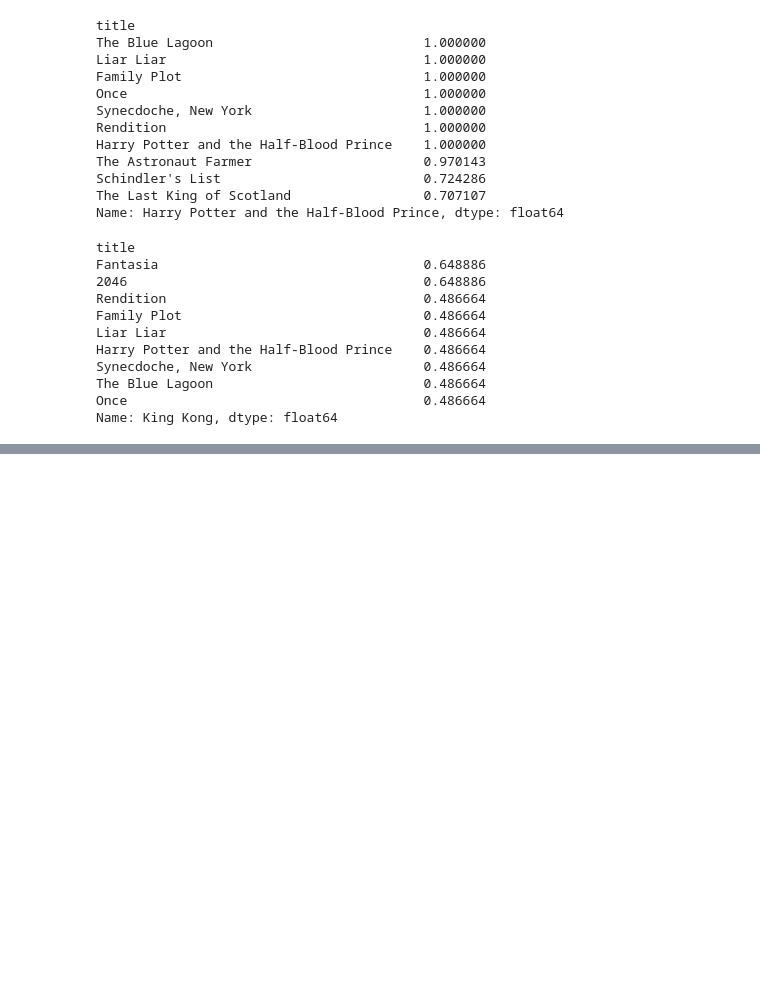
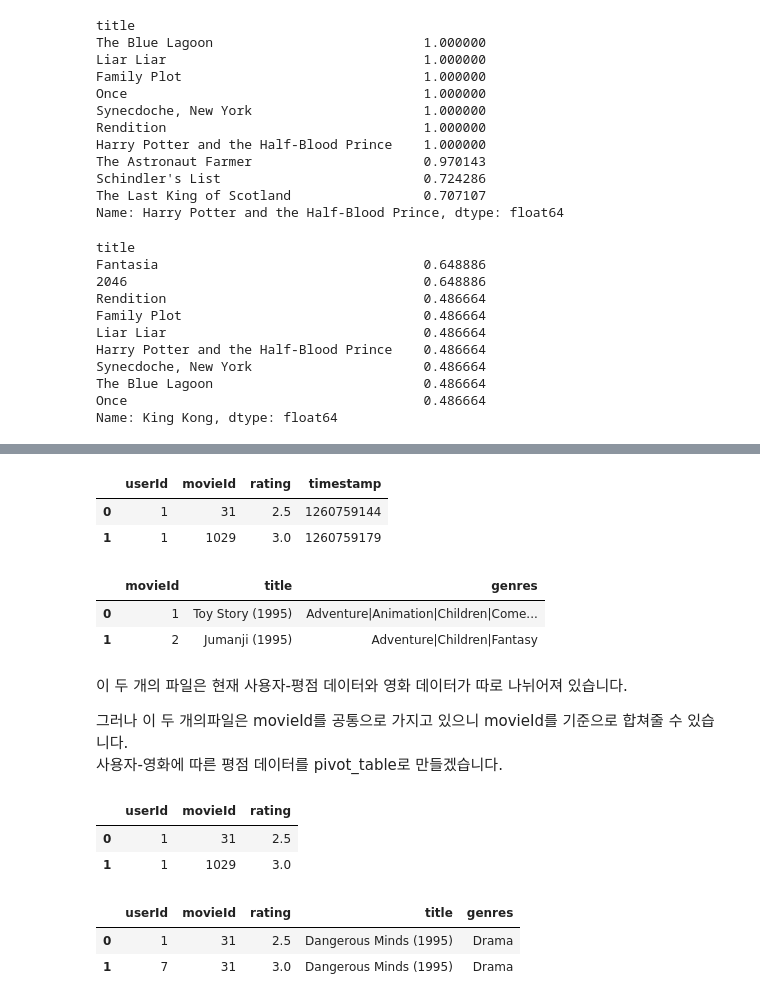
Before and after one commit to lsjsj92/machine_learning_basic, a Jupyter notebook: 026.recommendation system basic with Python - 2 Collaborative Filtering.ipynb, the cells around one changed output, grey strips where cells are left out. Drawn from its saved outputs; the diff is of its cells as text; code cells hidden in the pictures; blank space fills up the shorter version.

```diff
--- a/026.recommendation system basic with Python - 2 Collaborative Filtering.ipynb
+++ b/026.recommendation system basic with Python - 2 Collaborative Filtering.ipynb
@@ -204,0 +212,24 @@ https://www.kaggle.com/sengzhaotoo/movielens-small 이 데이터입니다.
+# %%
+rating_data.head(2)
+# %% [output]
+|  | userId | movieId | rating | timestamp |
+| 0 | 1 | 31 | 2.5 | 1260759144 |
+| 1 | 1 | 1029 | 3.0 | 1260759179 |
+# %%
+movie_data.head(2)
+# %% [output]
+|  | movieId | title | genres |
+| 0 | 1 | Toy Story (1995) | Adventure|Animation|Children|Come... |
+| 1 | 2 | Jumanji (1995) | Adventure|Children|Fantasy |
+# %% [markdown]
+이 두 개의 파일은 현재 사용자-평점 데이터와 영화 데이터가 따로 나뉘어져 있습니다.
+
+그러나 이 두 개의파일은 movieId를 공통으로 가지고 있으니 movieId를 기준으로 합쳐줄 수 있습니다.
+사용자-영화에 따른 평점 데이터를 pivot_table로 만들겠습니다.
+# %%
+rating_data.drop('timestamp', axis = 1, inplace=True)
+rating_data.head(2)
+# %% [output]
+|  | userId | movieId | rating |
+| 0 | 1 | 31 | 2.5 |
+| 1 | 1 | 1029 | 3.0 |
@@ -204,0 +238,6 @@ https://www.kaggle.com/sengzhaotoo/movielens-small 이 데이터입니다.
+# %%
+user_movie_rating.head(2)
+# %% [output]
+|  | userId | movieId | rating | title | genres |
+| 0 | 1 | 31 | 2.5 | Dangerous Minds (1995) | Drama |
+| 1 | 7 | 31 | 3.0 | Dangerous Minds (1995) | Drama |
```
Also changed, not shown: parts of 7 cells of this notebook.
